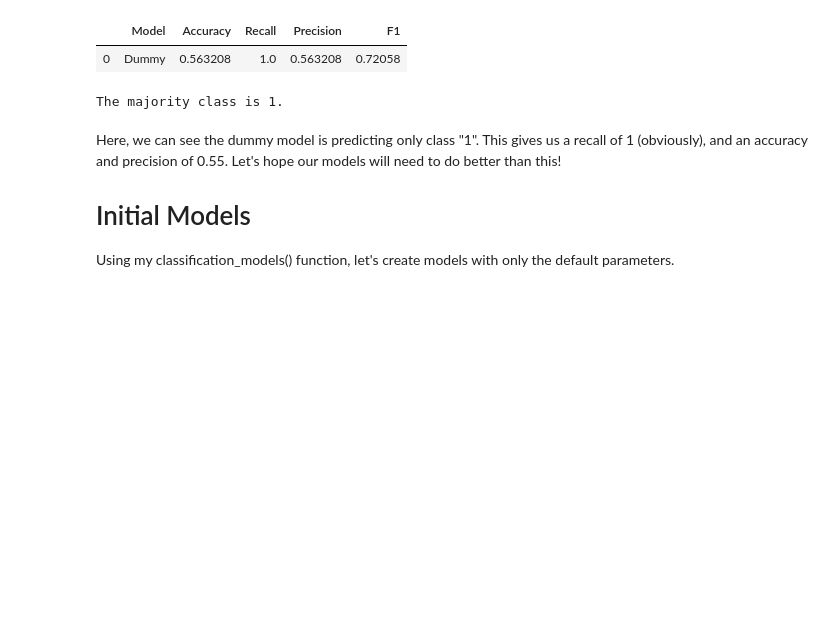
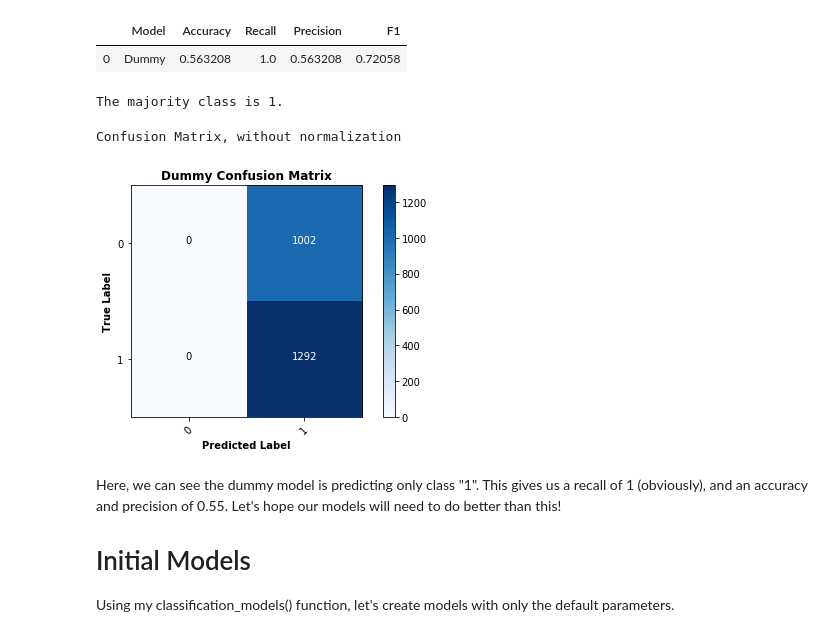
Before and after one commit to carlosiruiz/Movie_Review_Classifier, a Jupyter notebook: Notebooks_and_Code/Modeling.ipynb, the cells around one changed output. Cells and saved outputs as stored; diff of their text form; code cells hidden in the pictures; blank space fills up the shorter version.

```diff
--- a/Notebooks_and_Code/Modeling.ipynb
+++ b/Notebooks_and_Code/Modeling.ipynb
@@ -30,7 +31,7 @@ df.head()
 # %% [markdown]
 # TF-IDF Split <a id='tfidf'></a>
 # %%
-tf_idf_data = sparse.load_npz("tf_idf.npz")
+tf_idf_data = sparse.load_npz("../Data/tf_idf.npz")
 # %%
 tf_idf_data.shape
 # %% [output]
@@ -69,6 +70,13 @@ summary_df
 print(f"The majority class is {predictions[0]}.")
 # %% [output]
 The majority class is 1.
+# %%
+cm = confusion_matrix(y_test, predictions)
+classes = dummy.classes_
+plot_confusion_matrix(cm, classes, cmap=plt.cm.Blues, title='Dummy Confusion Matrix')
+# %% [output]
+Confusion Matrix, without normalization
+[figure, added]
 # %% [markdown]
 Here, we can see the dummy model is predicting only class "1". This gives us a recall of 1 (obviously), and an accuracy and precision of 0.55. Let's hope our models will need to do better than this!
 
```
Also changed, not shown: parts of 7 cells of this notebook, 11 other files.
